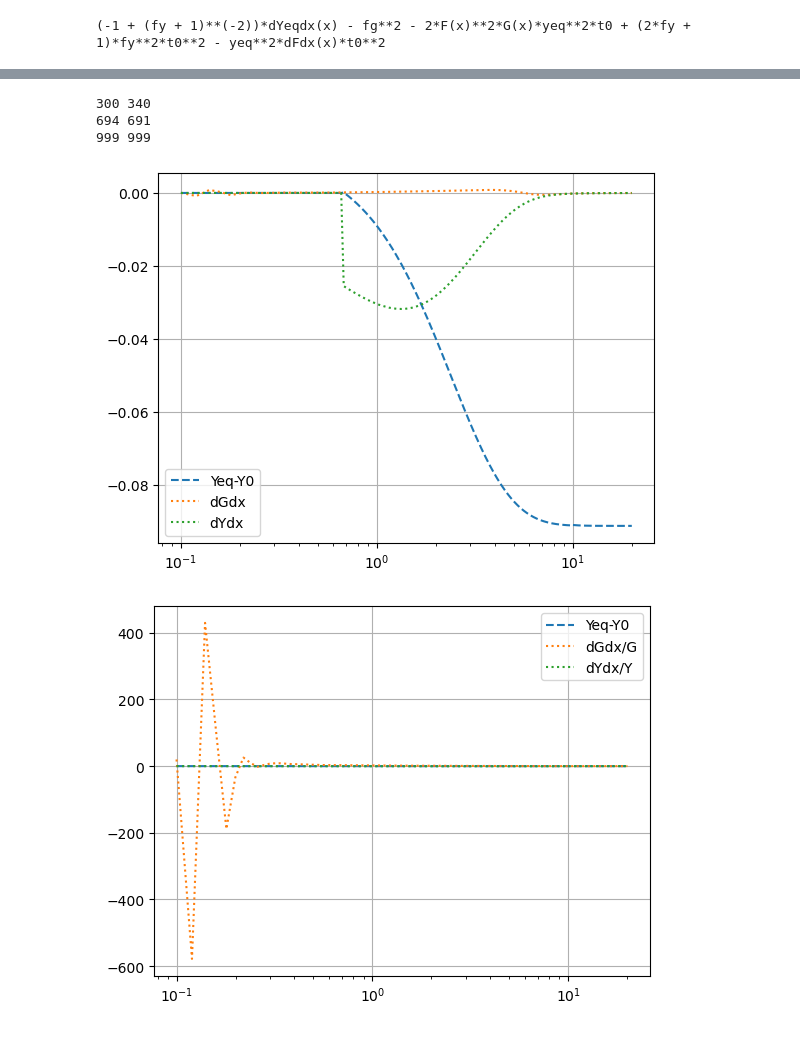
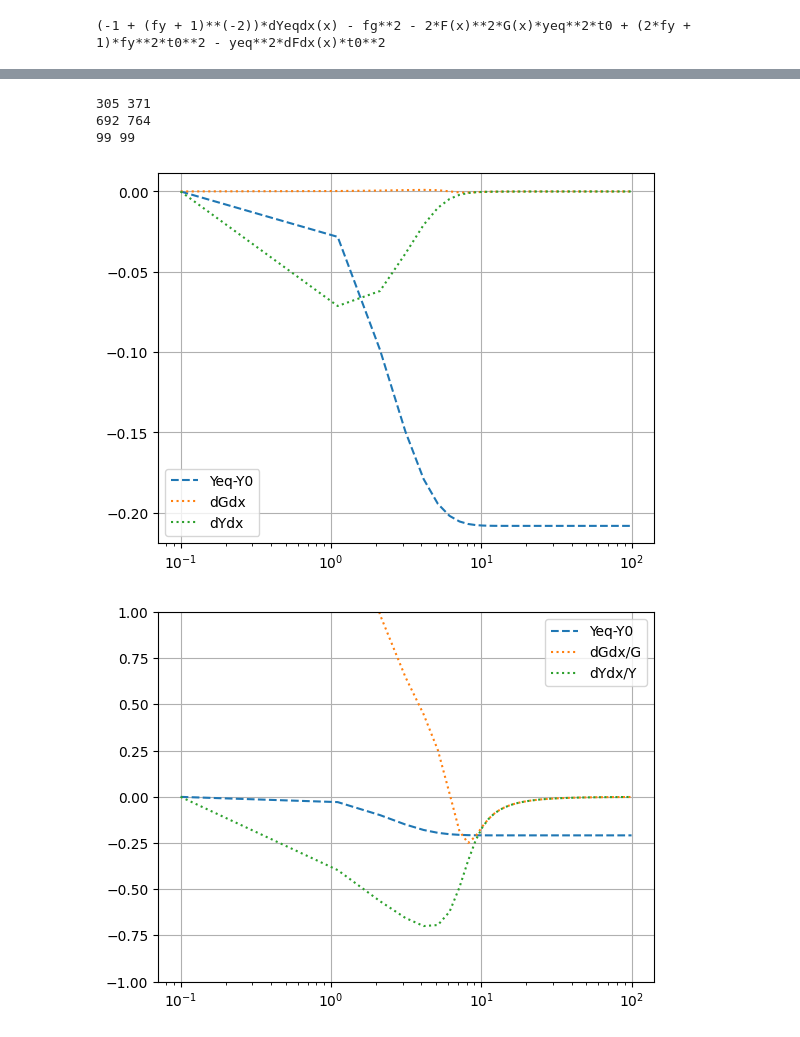
Before and after one commit to gabrielaalevi/DarkCalc, a Jupyter notebook: testNewEqs.ipynb, the cells around one changed output, grey strips where cells are left out. Cells and saved outputs as stored; diff of their text form; code cells hidden in the pictures.

```diff
--- a/testNewEqs.ipynb
+++ b/testNewEqs.ipynb
@@ -25,18 +25,23 @@ def Yeq(x):
     mDM = 1.0
     g = 1.0
     T = mDM/x
+    xm = (m/mDM)*x
 
     g_star = 1.0 #g_* is the number of relativistic degrees of freedom
-    s = 1/x**3 #entropy density
-    if (m/T)>10: #non-relativistic regime
-        Y_eq = (45/(4 * np.pi**4)) * (abs(g)/g_star) * (m/T)**(1.5) * np.sqrt(np.pi/2) * np.exp(-m/T) * (1 + (15/(8 * (m/T))) + 105/(128 * (m/T)**2) - (315/(1024 * (m/T)**3)) + (10395./(32768.*(m/T)**4)) - (135135./(262144*(m/T)**5)) + (4729725./(4194304*(m/T)**6)) ) #(abs(g) * (m * T/ (2 * np.pi))**(3/2) * np.exp(-m/T))/s
-    elif (m/T)>(2./3.): #semi-relativistic regime
-        Y_eq = ((abs(g)/(2 * np.pi**2)) * ( T * m**2)* kn(2, m/T)/s) #(45 * abs(g) * (m/T)**2 * kn(2,(m/T)))/(4 * np.pi**4 * g_star)
-    elif (m/T)<=(2/3): #relativistic regime
-        if g > 0: #fermions
-           Y_eq = ((3/4) * (zeta(3)/np.pi**2) * abs(g) * (T)**3)/s
-        if g < 0: #bosons
-            Y_eq = ((zeta(3)/np.pi**2) * abs(g) * (T)**3)/s
+    s = (2.*np.pi**2/45.)*g_star*m**3/xm**3 #entropy density
+    if xm > 10: #non-relativistic regime
+        coeffs = [1,15./8.,105./128.,-315/1024.,10395./32768.]
+        neq = (m**3*np.exp(-xm)/(xm**(3/2)))*(1/(2*np.sqrt(2)*np.pi**(3/2)))
+        neq = neq*sum([c/xm**i for i,c in enumerate(coeffs)])
+    elif xm > (2./3.): #semi-relativistic regime
+        neq = m**3*(1/(2*np.pi**2))*kn(2, xm)/xm
+    else: #relativistic regime
+        neq = (zeta(3)/np.pi**2)*T**3 # bosons
+        if g > 0:
+           neq = (3/4)*neq # fermions
+
+    Y_eq = abs(g)*neq/s
+
     return Y_eq
 
 
@@ -88,7 +93,7 @@ def dGdx(G,x):
 x0 = 0.1
 Y0 = Yeq(x0)
 G0 = YtoG(Y0,x0)
-xvals = np.linspace(x0,20.,1000)
+xvals = np.linspace(x0,100.,100)
 
 print(Yeq(x0),F(x0),dYeqdx(x0),dFdx(x0),G0,dGdx(G0,x0))
 # %% [output]
@@ -123,9 +128,9 @@ print(gDict['nst'].max(),yDict['nst'].max())
 print(gDict['nfe'].max(),yDict['nfe'].max())
 print(len(gDict['nst']),len(yDict['nst']))
 # %% [output]
-300 340
-694 691
-999 999
+305 371
+692 764
+99 99
 # %%
 # plt.plot(xvals,Y_sol,label='Y from dGdx')
 # plt.plot(xvals,Y_sol0,label='Y from dYdx')
@@ -142,21 +147,21 @@ plt.xscale('log')
 plt.grid()
 plt.show()
 # %% [output]
-[figure, old version]
+[figure, new version]
 # %%
 # plt.plot(xvals,Y_sol,label='Y from dGdx')
 # plt.plot(xvals,Y_sol0,label='Y from dYdx')
 plt.plot(xvals,Y_eq-Yeq(x0),linestyle='dashed',label='Yeq-Y0')
 plt.plot(xvals,dGdx_sol/G_sol,linestyle='dotted',label='dGdx/G')
 plt.plot(xvals,dYdx_sol/Y_sol0,linestyle='dotted',label='dYdx/Y')
 
 plt.legend()
 # plt.yscale('log')
 plt.xscale('log')
 # plt.ylim(1e-10,1e-1)
 # plt.ylim(1e-4,10)
-# plt.ylim(-0.05,0.05)
+plt.ylim(-1,1)
 plt.grid()
 plt.show()
 # %% [output]
-[figure, old version]
+[figure, new version]
```
Also changed, not shown: parts of 2 cells of this notebook.
